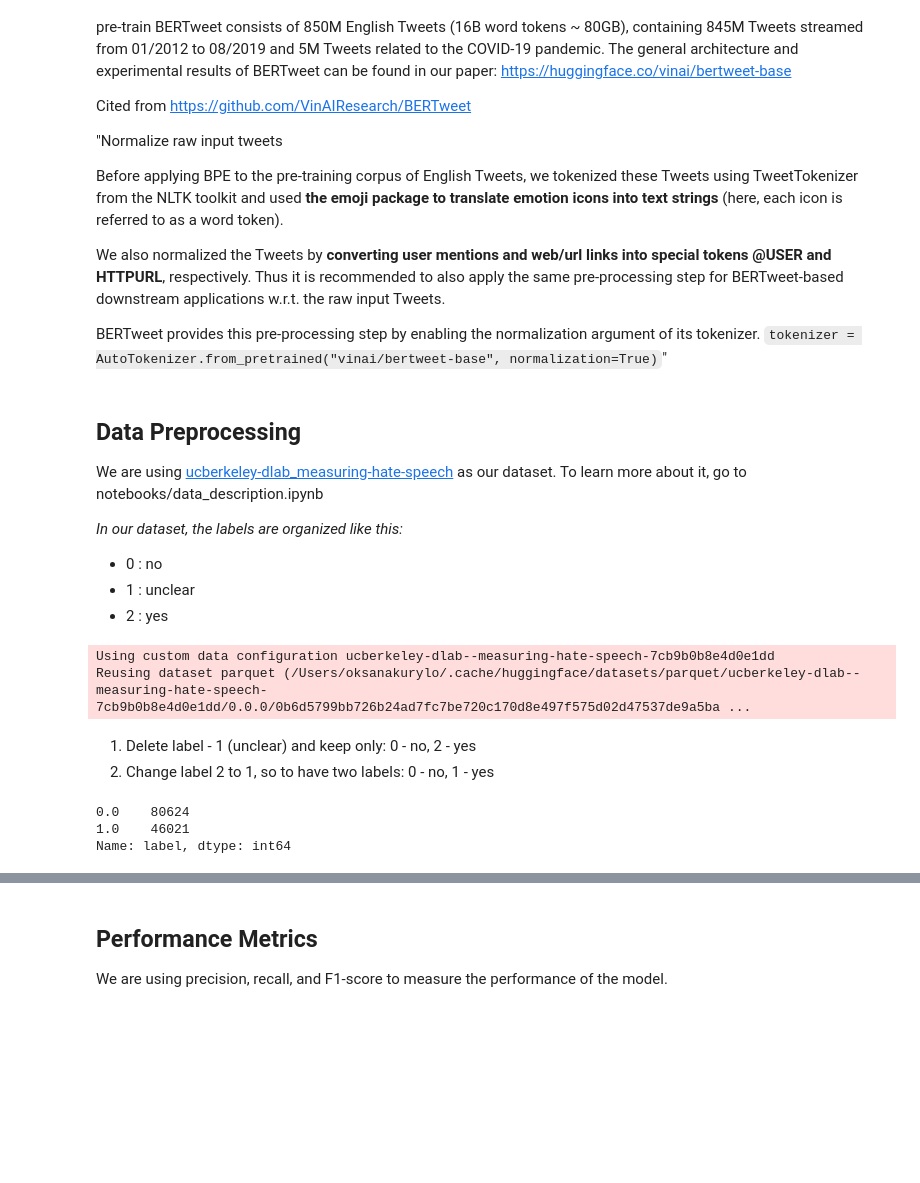
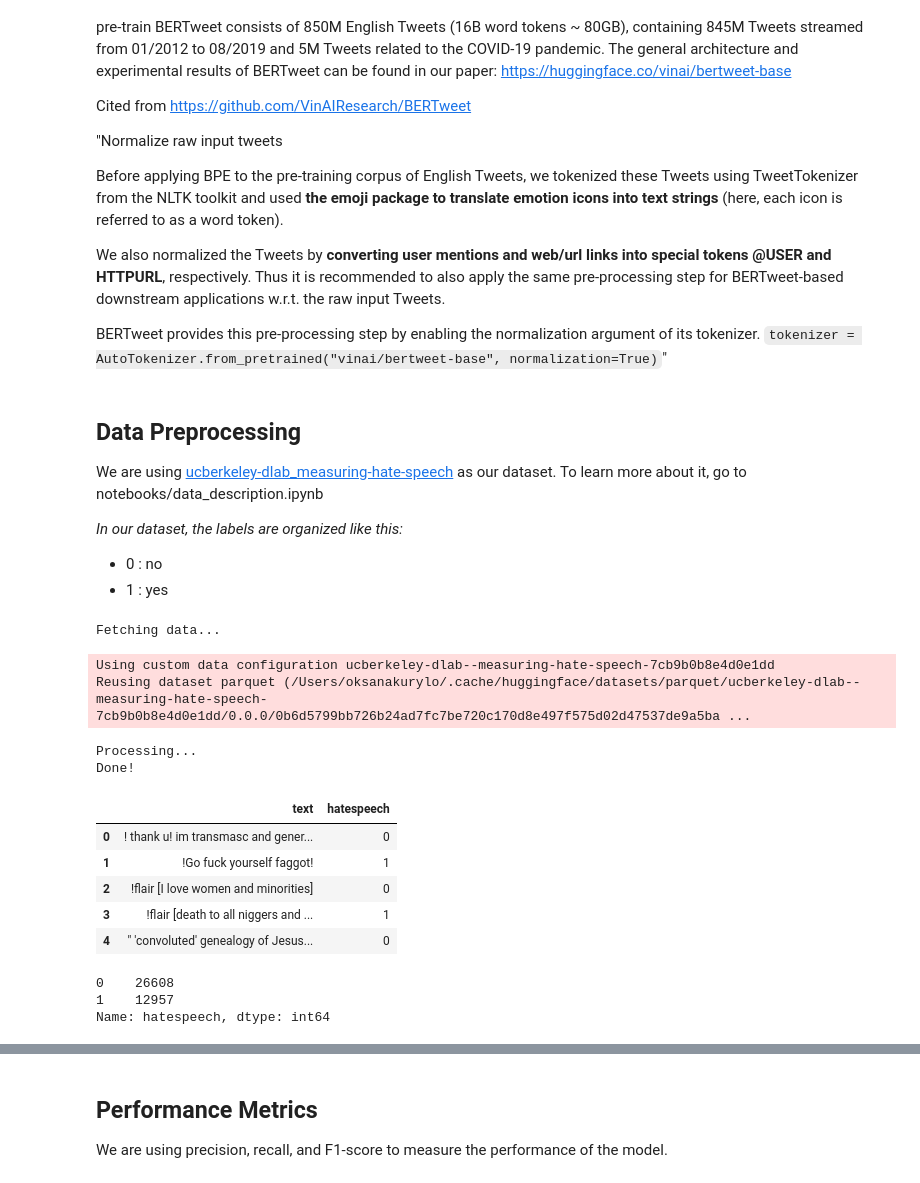
Before and after one commit to utkarshsaboo45/BERT-Hate_Speech_Detection, a Jupyter notebook: notebooks/BERTweet.ipynb, the cells around one changed output, grey strips where cells are left out. Saved outputs shown, nothing was run; the diff lists cells and outputs as text; code cells hidden in the pictures; blank space fills up the shorter version.

Commit message:
Added get_data to BERTweet

```diff
--- a/notebooks/BERTweet.ipynb
+++ b/notebooks/BERTweet.ipynb
@@ -44,20 +47,4 @@ We are using [ucberkeley-dlab_measuring-hate-speech](https://huggingface.co/data
 
 _In our dataset, the labels are organized like this:_
 - 0 : no
-- 1 : unclear
-- 2 : yes
+- 1 : yes
-# %%
-import datasets
-
-dataset = datasets.load_dataset('ucberkeley-dlab/measuring-hate-speech', 'binary')["train"]
-data = dataset.to_pandas()[["text", "hatespeech"]]
-# %% [output]
-Using custom data configuration ucberkeley-dlab--measuring-hate-speech-7cb9b0b8e4d0e1dd
-Reusing dataset parquet (/Users/oksanakurylo/.cache/huggingface/datasets/parquet/ucberkeley-dlab--measuring-hate-speech-7cb9b0b8e4d0e1dd/0.0.0/0b6d5799bb726b24ad7fc7be720c170d8e497f575d02d47537de9a5ba ...
-# %% [markdown]
-1. Delete label - 1  (unclear) and keep only:
-0 - no,
-2 - yes
-2. Change label 2 to 1, so to have two labels:
-0 - no,
-1 - yes
@@ -69,7 +51,22 @@ data.loc[data["label"] == 2.0, "label"] = 1
-# %%
-data["label"].value_counts()
-# %% [output]
-0.0    80624
-1.0    46021
-Name: label, dtype: int64
+# %%
+hate_speech_ucb = get_data()
+hate_speech_ucb.head()
+# %% [output]
+Fetching data...
+Using custom data configuration ucberkeley-dlab--measuring-hate-speech-7cb9b0b8e4d0e1dd
+Reusing dataset parquet (/Users/oksanakurylo/.cache/huggingface/datasets/parquet/ucberkeley-dlab--measuring-hate-speech-7cb9b0b8e4d0e1dd/0.0.0/0b6d5799bb726b24ad7fc7be720c170d8e497f575d02d47537de9a5ba ...
+Processing...
+Done!
+|  | text | hatespeech |
+| 0 | ! thank u! im transmasc and gener... | 0 |
+| 1 | !Go fuck yourself faggot! | 1 |
+| 2 | !flair [I love women and minorities] | 0 |
+| 3 | !flair [death to all niggers and ... | 1 |
+| 4 | " 'convoluted' genealogy of Jesus... | 0 |
+# %%
+hate_speech_ucb["hatespeech"].value_counts()
+# %% [output]
+0    26608
+1    12957
+Name: hatespeech, dtype: int64
 # %%
```
Also changed, not shown: parts of 6 cells of this notebook.
